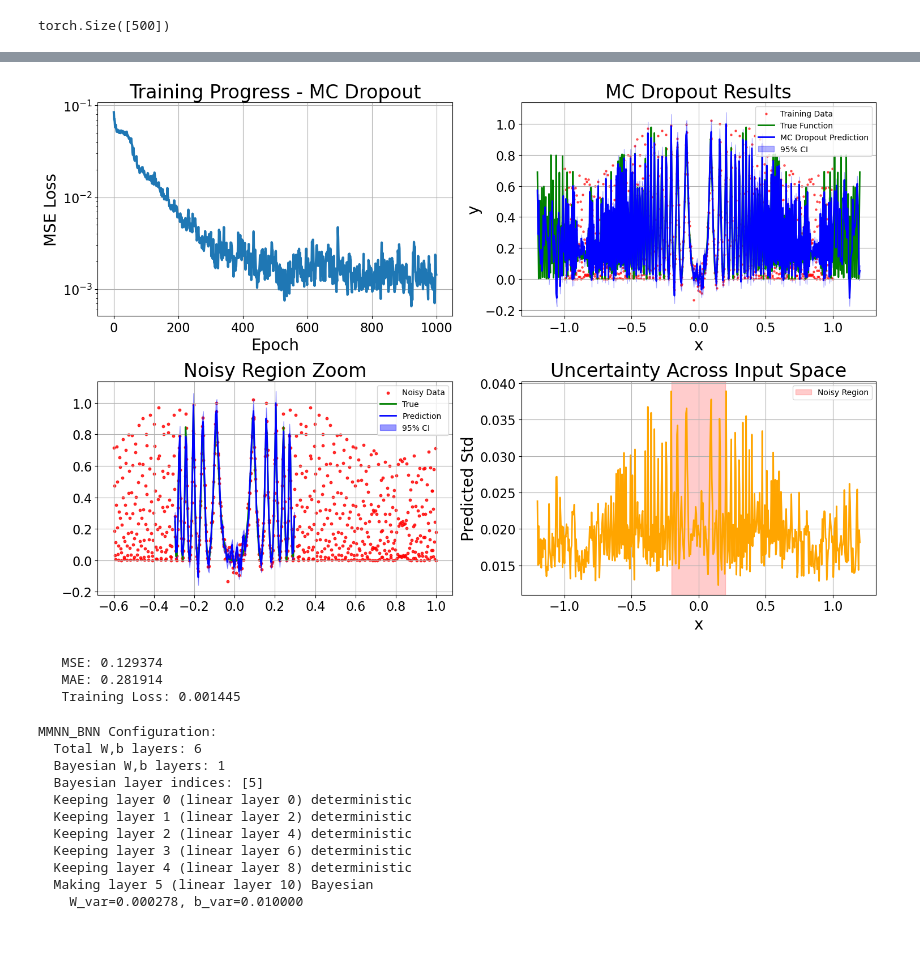
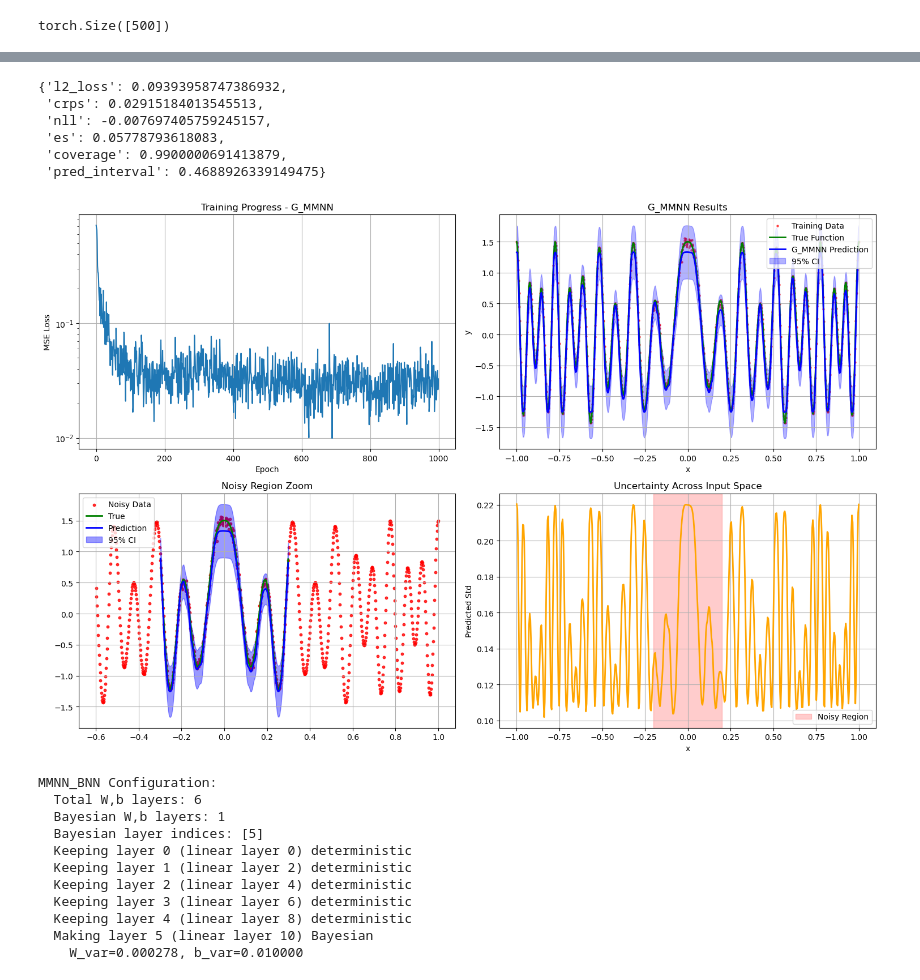
Before and after one commit to SebasGutHdz/MMNN, a Jupyter notebook: mmnn_bnn.ipynb, the cells around one changed output, grey strips where cells are left out. Cells and saved outputs as stored; diff of their text form; code cells hidden in the pictures; blank space fills up the shorter version.

```diff
--- a/mmnn_bnn.ipynb
+++ b/mmnn_bnn.ipynb
@@ -29,7 +29,7 @@ device(type='cuda', index=3)
 # %%
 f1 = TestFunctions.f2_nonsmooth_oscillatory
 # %%
-func = lambda x: torch.cos(20*torch.pi*torch.abs(x)**(1.4))+0.5*torch.cos(12*torch.pi*torch.abs(x)**(1.6))
+f1 = lambda x: torch.cos(20*torch.pi*torch.abs(x)**(1.4))+0.5*torch.cos(12*torch.pi*torch.abs(x)**(1.6))
 # func = lambda x: torch.sin(5 * np.pi * x)  # Simpler function for testing
 # Quick integration test
 # %%
@@ -53,7 +53,7 @@ plt.figure(figsize=(10,6))
 plt.plot(x_train.cpu(), y_train.cpu(), label='Train')
 plt.show()
 
-x_val = torch.linspace(-1.2, 1.2, 500).to(device)
+x_val = torch.linspace(-1., 1., 500).to(device)
 # y_val = func(2 * np.pi * x_val) + 0.000 * torch.randn_like(x_val)
 y_val = f1(x_val) + 0.0 * torch.randn_like(x_val)
 
@@ -65,10 +65,10 @@ val_loader = DataLoader(TensorDataset(x_val, y_val), batch_size=100)
 # %%
-model = MMNN_UQ(
+model = G_MMNN(
     ranks = [1]+[36]*5+[1],
     widths = [366]*6,
     device  = device,
-    n_gaussian_layers=2,
-    sigma=0.05,
+    n_gaussian_layers=1,
+    sigma=0.25,
     fixWb=True
 )
 
@@ -230,3 +226,3 @@ plt.show()
 # %%
 
-pred_mean, pred_std, lower, upper = model_uq.compute_uncertainty(x_val.unsqueeze(1), n_samples=100)
+results,pred_mean,pred_std = model_uq.compute_uncertainty(x_val.unsqueeze(1),y_val.unsqueeze(1), n_samples=100)
@@ -233,28 +234,39 @@ pred_mean, pred_std, lower, upper = model_uq.compute_uncertainty(x_val.unsqueeze
+# %%
+results
+# %% [output]
+{'l2_loss': 0.09393958747386932,
+ 'crps': 0.02915184013545513,
+ 'nll': -0.007697405759245157,
+ 'es': 0.05778793618083,
+ 'coverage': 0.9900000691413879,
+ 'pred_interval': 0.4688926339149475}
 # %%
 
 # Move to CPU for plotting
-x_val_cpu = x_val.cpu()
-y_val_true_cpu = y_val.cpu()
-pred_mean_cpu = pred_mean.squeeze()
-pred_std_cpu = pred_std.squeeze()
-x_train_cpu = x_train.cpu()
-y_train_cpu = y_train.cpu()
+x_val_cpu = x_val.cpu().detach().numpy()
+y_val_true_cpu = y_val.cpu().detach().numpy()
+pred_mean_cpu = pred_mean.detach().cpu().squeeze().numpy()
+pred_std_cpu = pred_std.detach().cpu().squeeze().numpy()
+x_train_cpu = x_train.cpu().numpy()
+y_train_cpu = y_train.cpu().numpy()
 
 # Plot results
 fig, axes = plt.subplots(2, 2, figsize=(15, 10))
+
+name_model = model_uq.model.__class__.__name__
 
 # Training progress
 axes[0,0].plot(losses)
 axes[0,0].set_xlabel('Epoch')
 axes[0,0].set_ylabel('MSE Loss')
-axes[0,0].set_title('Training Progress - MC Dropout')
+axes[0,0].set_title(f'Training Progress - {name_model}')
 axes[0,0].grid(True)
 axes[0,0].set_yscale('log')
 
 # Full predictions
 axes[0,1].scatter(x_train_cpu, y_train_cpu, alpha=0.6, s=5, color='red', label='Training Data')
 axes[0,1].plot(x_val_cpu, y_val_true_cpu, 'g-', linewidth=2, label='True Function')
-axes[0,1].plot(x_val_cpu, pred_mean_cpu, 'blue', linewidth=2, label='MC Dropout Prediction')
+axes[0,1].plot(x_val_cpu, pred_mean_cpu, 'blue', linewidth=2, label=f'{name_model} Prediction')
 axes[0,1].fill_between(x_val_cpu.squeeze(),
                       pred_mean_cpu - 1.96*pred_std_cpu,
                       pred_mean_cpu + 1.96*pred_std_cpu,
@@ -262,48 +274,45 @@ axes[0,1].fill_between(x_val_cpu.squeeze(),
 
 axes[0,1].set_xlabel('x')
 axes[0,1].set_ylabel('y')
-axes[0,1].set_title('MC Dropout Results')
+axes[0,1].set_title(f'{name_model} Results')
 axes[0,1].legend()
 axes[0,1].grid(True)
 
 # Zoom on noisy region
 mask = (x_val_cpu.squeeze() >= -0.3) & (x_val_cpu.squeeze() <= 0.3)
 axes[1,0].scatter(x_train_cpu[200:], y_train_cpu[200:], alpha=0.8, s=10, color='red', label='Noisy Data')
 axes[1,0].plot(x_val_cpu[mask], y_val_true_cpu[mask], 'g-', linewidth=2, label='True')
 axes[1,0].plot(x_val_cpu[mask], pred_mean_cpu[mask], 'blue', linewidth=2, label='Prediction')
 axes[1,0].fill_between(x_val_cpu[mask].squeeze(),
                       (pred_mean_cpu - 1.96*pred_std_cpu)[mask],
                       (pred_mean_cpu + 1.96*pred_std_cpu)[mask],
                       alpha=0.4, color='blue', label='95% CI')
 axes[1,0].set_title('Noisy Region Zoom')
 axes[1,0].legend()
 axes[1,0].grid(True)
 
 # Uncertainty plot
 axes[1,1].plot(x_val_cpu, pred_std_cpu, 'orange', linewidth=2)
 axes[1,1].axvspan(-0.2, 0.2, alpha=0.2, color='red', label='Noisy Region')
 axes[1,1].set_xlabel('x')
 axes[1,1].set_ylabel('Predicted Std')
 axes[1,1].set_title('Uncertainty Across Input Space')
 axes[1,1].legend()
 axes[1,1].grid(True)
 
 plt.tight_layout()
 plt.show()
 
-# Performance metrics
-mse = np.mean((pred_mean - y_val.detach().cpu().numpy())**2)
-mae = np.mean(np.abs(pred_mean - y_val.detach().cpu().numpy()))
+# # Performance metrics
+# mse = np.mean((pred_mean_cpu - y_val)**2)
+# mae = np.mean(np.abs(pred_mean_cpu - y_val))
 
 
-print(f"   MSE: {mse:.6f}")
-print(f"   MAE: {mae:.6f}")
-print(f"   Training Loss: {losses[-1]:.6f}")
+# print(f"   MSE: {mse:.6f}")
+# print(f"   MAE: {mae:.6f}")
+# print(f"   Training Loss: {losses[-1]:.6f}")
 # %% [output]
-[figure, old version]
+[figure, new version]
-   MSE: 0.129374
-   MAE: 0.281914
-   Training Loss: 0.001445
 # %%
 class MMNN_BNN(nn.Module):
     def __init__(self,
```
Also changed, not shown: parts of 7 cells of this notebook, 4 other files.
